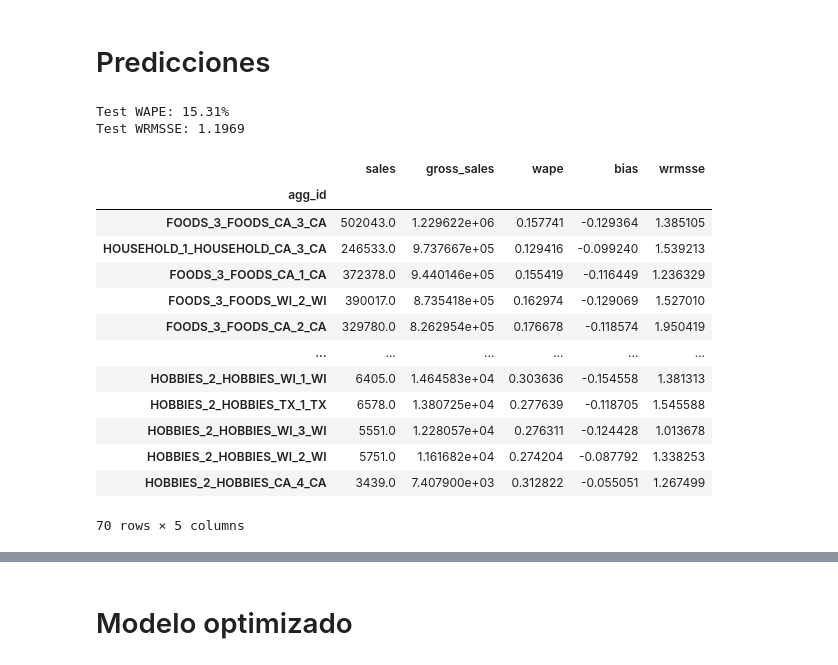
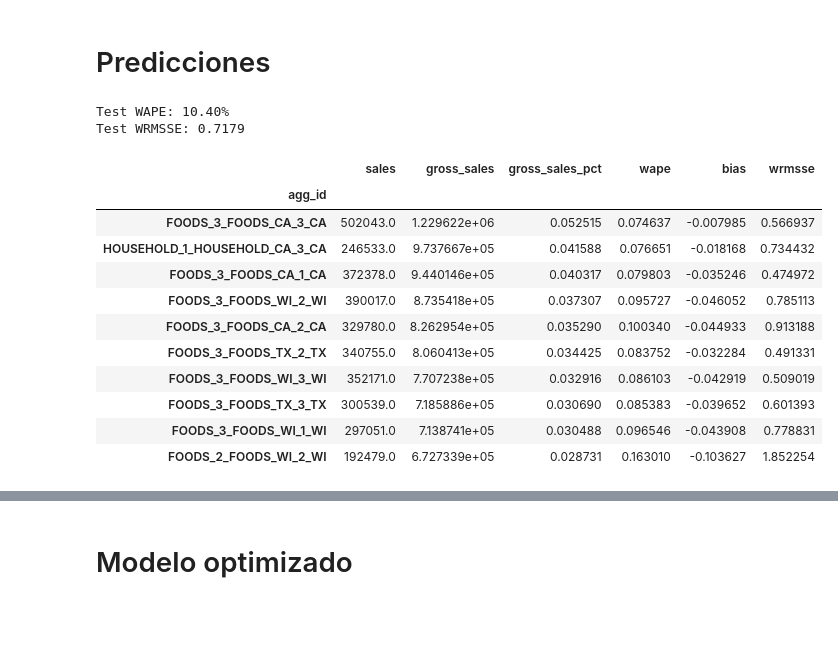
Before and after one commit to njimenez94/forecast-tfm, a Jupyter notebook: notebooks/02_model.ipynb, the cells around one changed output, grey strips where cells are left out. Drawn from its saved outputs; the diff is of its cells as text; code cells hidden in the pictures; blank space fills up the shorter version.

```diff
--- a/notebooks/02_model.ipynb
+++ b/notebooks/02_model.ipynb
@@ -39,7 +39,8 @@ df.head()
 TARGET = "sales"
 
 ID_COLS = ["agg_id", "date"]
-LEAKY_COLS = ["gross_sales"]  # derivadas de sales, fuera de FEATURES
+CUM_COLS = [c for c in df.columns if c.startswith("cum") and c[3:].isdigit()]
+LEAKY_COLS = ["gross_sales"] + CUM_COLS  # derivadas de sales (targets de otros horizontes), fuera de FEATURES
 
 FEATURES = [c for c in df.columns if c not in ID_COLS + LEAKY_COLS + [TARGET]]
 
@@ -129,7 +130,7 @@ model.fit(
     eval_set=[(X_valid, y_valid)],
     eval_metric=[wrmsse_metric,],
     callbacks=[
-        lgb.early_stopping(25, first_metric_only=True),
+        lgb.early_stopping(100, first_metric_only=True),
         lgb.log_evaluation(10),
     ],
 )
@@ -250,14 +257,18 @@ wrmsse_test = compute_wrmsse(train, test, y_pred)
 print(f"Test WAPE: {wape_test:.2%}")
 print(f"Test WRMSSE: {wrmsse_test:.4f}")
 # %% [output]
-Test WAPE: 15.31%
-Test WRMSSE: 1.1969
+Test WAPE: 10.40%
+Test WRMSSE: 0.7179
 # %%
 df_pred = test.copy()
-df_pred["y_pred"] = y_pred
+df_pred["y_pred"] = y_pred.round(0).astype(float)
 df_pred["error"] = df_pred[TARGET] - df_pred["y_pred"]
-df_pred["abs_error"] = np.abs(df_pred['error'])
-df_pred = df_pred[["agg_id", "date", TARGET, "gross_sales", "y_pred", "error", "abs_error"]].sort_values('abs_error')
+df_pred["abs_error"] = np.abs(df_pred["error"])
+
+df_pred["wape"] = df_pred["abs_error"] / df_pred[TARGET].abs()
+df_pred["bias"] = -df_pred["error"] / df_pred[TARGET].abs()
+
+df_pred = df_pred[["agg_id", "date", TARGET, "gross_sales", "y_pred", "error", "abs_error", "wape", "bias"]].sort_values("abs_error")
 # %%
 from src.evaluation.metrics import compute_scales, bias
 
@@ -269,46 +280,45 @@ def _wrmsse_for_group(g):
     sq_err = (g[TARGET].to_numpy() - g["y_pred"].to_numpy()) ** 2
     rmse = np.sqrt(np.average(sq_err, weights=weights))
     return float(rmse / np.sqrt(scale))
 
 # Nivel de ponderación del error dentro del WRMSSE por serie:
 # ["agg_id"]         -> sin ponderación real (peso constante = total de la serie, igual a RMSSE)
 # ["date"]           -> pondera cada fecha por su gross_sales (días de más venta pesan más)
 # ["agg_id", "date"] -> pondera cada fila por su propio gross_sales (equivalente a ["date"] a nivel serie)
 WEIGHT_LEVEL = ["date"]
 
 scales = compute_scales(train)
 
 by_series = df_pred.groupby("agg_id")
 wape_by_series = by_series.apply(lambda g: wape(g[TARGET], g["y_pred"]))
 bias_by_series = by_series.apply(lambda g: bias(g[TARGET], g["y_pred"]))
 sales_by_series = by_series[TARGET].sum()
 gross_sales_by_series = by_series["gross_sales"].sum()
 
 wrmsse_by_series = by_series.apply(_wrmsse_for_group)
 
 df_metrics = pd.DataFrame({
     "sales": sales_by_series,
     "gross_sales": gross_sales_by_series,
+    "gross_sales_pct": gross_sales_by_series / df_pred["gross_sales"].sum(),
     "wape": wape_by_series,
     "bias": bias_by_series,
     "wrmsse": wrmsse_by_series,
 })
 
 df_metrics = df_metrics.sort_values("gross_sales", ascending=False)
-df_metrics
+df_metrics.head(10)
 # %% [output]
-|  | sales | gross_sales | wape | bias | wrmsse |
-| agg_id |  |  |  |  |  |
-| FOODS_3_FOODS_CA_3_CA | 502043.0 | 1.229622e+06 | 0.157741 | -0.129364 | 1.385105 |
-| HOUSEHOLD_1_HOUSEHOLD_CA_3_CA | 246533.0 | 9.737667e+05 | 0.129416 | -0.099240 | 1.539213 |
-| FOODS_3_FOODS_CA_1_CA | 372378.0 | 9.440146e+05 | 0.155419 | -0.116449 | 1.236329 |
-| FOODS_3_FOODS_WI_2_WI | 390017.0 | 8.735418e+05 | 0.162974 | -0.129069 | 1.527010 |
-| FOODS_3_FOODS_CA_2_CA | 329780.0 | 8.262954e+05 | 0.176678 | -0.118574 | 1.950419 |
-| ... | ... | ... | ... | ... | ... |
-| HOBBIES_2_HOBBIES_WI_1_WI | 6405.0 | 1.464583e+04 | 0.303636 | -0.154558 | 1.381313 |
-| HOBBIES_2_HOBBIES_TX_1_TX | 6578.0 | 1.380725e+04 | 0.277639 | -0.118705 | 1.545588 |
-| HOBBIES_2_HOBBIES_WI_3_WI | 5551.0 | 1.228057e+04 | 0.276311 | -0.124428 | 1.013678 |
-| HOBBIES_2_HOBBIES_WI_2_WI | 5751.0 | 1.161682e+04 | 0.274204 | -0.087792 | 1.338253 |
-| HOBBIES_2_HOBBIES_CA_4_CA | 3439.0 | 7.407900e+03 | 0.312822 | -0.055051 | 1.267499 |
+|  | sales | gross_sales | gross_sales_pct | wape | bias | wrmsse |
+| agg_id |  |  |  |  |  |  |
+| FOODS_3_FOODS_CA_3_CA | 502043.0 | 1.229622e+06 | 0.052515 | 0.074637 | -0.007985 | 0.566937 |
+| HOUSEHOLD_1_HOUSEHOLD_CA_3_CA | 246533.0 | 9.737667e+05 | 0.041588 | 0.076651 | -0.018168 | 0.734432 |
+| FOODS_3_FOODS_CA_1_CA | 372378.0 | 9.440146e+05 | 0.040317 | 0.079803 | -0.035246 | 0.474972 |
+| FOODS_3_FOODS_WI_2_WI | 390017.0 | 8.735418e+05 | 0.037307 | 0.095727 | -0.046052 | 0.785113 |
+| FOODS_3_FOODS_CA_2_CA | 329780.0 | 8.262954e+05 | 0.035290 | 0.100340 | -0.044933 | 0.913188 |
+| FOODS_3_FOODS_TX_2_TX | 340755.0 | 8.060413e+05 | 0.034425 | 0.083752 | -0.032284 | 0.491331 |
+| FOODS_3_FOODS_WI_3_WI | 352171.0 | 7.707238e+05 | 0.032916 | 0.086103 | -0.042919 | 0.509019 |
+| FOODS_3_FOODS_TX_3_TX | 300539.0 | 7.185886e+05 | 0.030690 | 0.085383 | -0.039652 | 0.601393 |
+| FOODS_3_FOODS_WI_1_WI | 297051.0 | 7.138741e+05 | 0.030488 | 0.096546 | -0.043908 | 0.778831 |
+| FOODS_2_FOODS_WI_2_WI | 192479.0 | 6.727339e+05 | 0.028731 | 0.163010 | -0.103627 | 1.852254 |
-70 rows × 5 columns
 # %%
```
Also changed, not shown: parts of 15 cells of this notebook, 1 other file.
